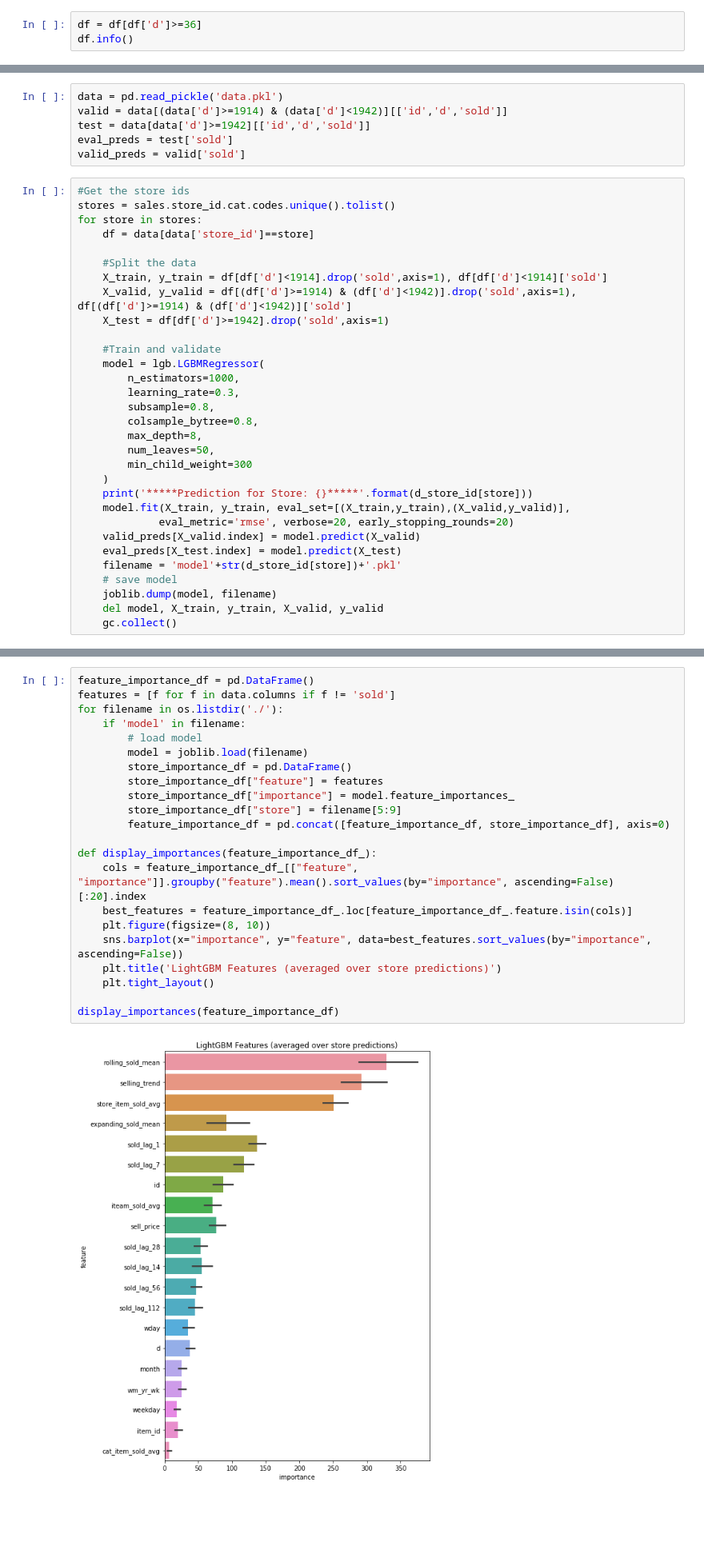
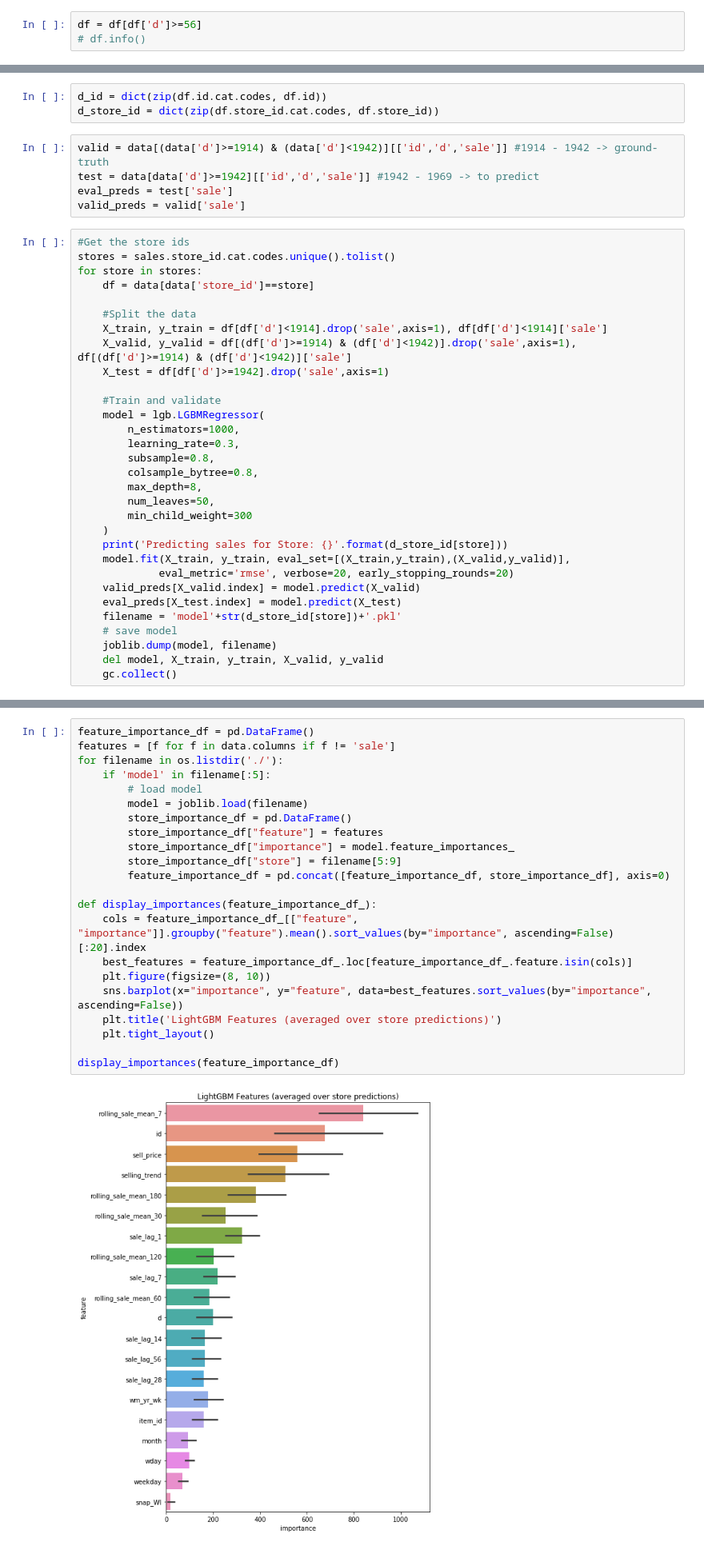
Before and after one commit to iamyugachang/kaggle-m5-forecasting, a Jupyter notebook: m5-forecast-with-lgbm_yuga.ipynb, the cells around one changed output, grey strips where cells are left out. Shown at 80% size. Drawn from its saved outputs; the diff is of its cells as text; blank space fills up the shorter version.

```diff
--- a/m5-forecast-with-lgbm_yuga.ipynb
+++ b/m5-forecast-with-lgbm_yuga.ipynb
@@ -251,5 +180,5 @@ df.drop(['daily_avg_sold','avg_sold'],axis=1,inplace=True)
 # %%
-df = df[df['d']>=36]
-df.info()
+df = df[df['d']>=56]
+# df.info()
 # %% [output]
 <class 'pandas.core.frame.DataFrame'>
@@ -278,9 +211,11 @@ gc.collect();
+# %%
+d_id = dict(zip(df.id.cat.codes, df.id))
+d_store_id = dict(zip(df.store_id.cat.codes, df.store_id))
 # %%
-data = pd.read_pickle('data.pkl')
-valid = data[(data['d']>=1914) & (data['d']<1942)][['id','d','sold']]
-test = data[data['d']>=1942][['id','d','sold']]
-eval_preds = test['sold']
-valid_preds = valid['sold']
+valid = data[(data['d']>=1914) & (data['d']<1942)][['id','d','sale']] #1914 - 1942 -> ground-truth
+test = data[data['d']>=1942][['id','d','sale']] #1942 - 1969 -> to predict
+eval_preds = test['sale']
+valid_preds = valid['sale']
 # %%
 #Get the store ids
 stores = sales.store_id.cat.codes.unique().tolist()
@@ -288,9 +223,9 @@ for store in stores:
     df = data[data['store_id']==store]
 
     #Split the data
-    X_train, y_train = df[df['d']<1914].drop('sold',axis=1), df[df['d']<1914]['sold']
-    X_valid, y_valid = df[(df['d']>=1914) & (df['d']<1942)].drop('sold',axis=1), df[(df['d']>=1914) & (df['d']<1942)]['sold']
-    X_test = df[df['d']>=1942].drop('sold',axis=1)
+    X_train, y_train = df[df['d']<1914].drop('sale',axis=1), df[df['d']<1914]['sale']
+    X_valid, y_valid = df[(df['d']>=1914) & (df['d']<1942)].drop('sale',axis=1), df[(df['d']>=1914) & (df['d']<1942)]['sale']
+    X_test = df[df['d']>=1942].drop('sale',axis=1)
 
     #Train and validate
     model = lgb.LGBMRegressor(
@@ -302,7 +237,7 @@ for store in stores:
         num_leaves=50,
         min_child_weight=300
     )
-    print('*****Prediction for Store: {}*****'.format(d_store_id[store]))
+    print('Predicting sales for Store: {}'.format(d_store_id[store]))
     model.fit(X_train, y_train, eval_set=[(X_train,y_train),(X_valid,y_valid)],
              eval_metric='rmse', verbose=20, early_stopping_rounds=20)
     valid_preds[X_valid.index] = model.predict(X_valid)
@@ -333,27 +268,27 @@ Early stopping, best iteration is:
 # %%
 feature_importance_df = pd.DataFrame()
-features = [f for f in data.columns if f != 'sold']
+features = [f for f in data.columns if f != 'sale']
 for filename in os.listdir('./'):
-    if 'model' in filename:
+    if 'model' in filename[:5]:
         # load model
         model = joblib.load(filename)
         store_importance_df = pd.DataFrame()
         store_importance_df["feature"] = features
         store_importance_df["importance"] = model.feature_importances_
         store_importance_df["store"] = filename[5:9]
         feature_importance_df = pd.concat([feature_importance_df, store_importance_df], axis=0)
 
 def display_importances(feature_importance_df_):
     cols = feature_importance_df_[["feature", "importance"]].groupby("feature").mean().sort_values(by="importance", ascending=False)[:20].index
     best_features = feature_importance_df_.loc[feature_importance_df_.feature.isin(cols)]
     plt.figure(figsize=(8, 10))
     sns.barplot(x="importance", y="feature", data=best_features.sort_values(by="importance", ascending=False))
     plt.title('LightGBM Features (averaged over store predictions)')
     plt.tight_layout()
 
 display_importances(feature_importance_df)
 # %% [output]
-[figure, old version]
+[figure, new version]
 # %% [markdown]
 ## Store Submission
 # %%
```
Also changed, not shown: parts of 26 cells of this notebook, 4 other files.
